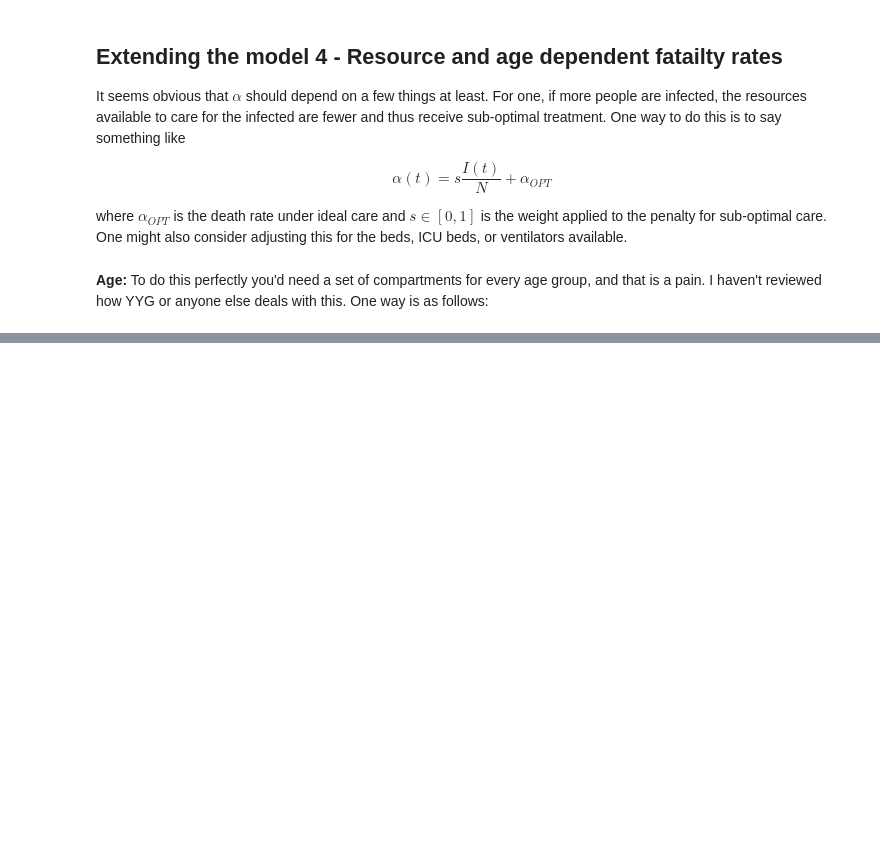
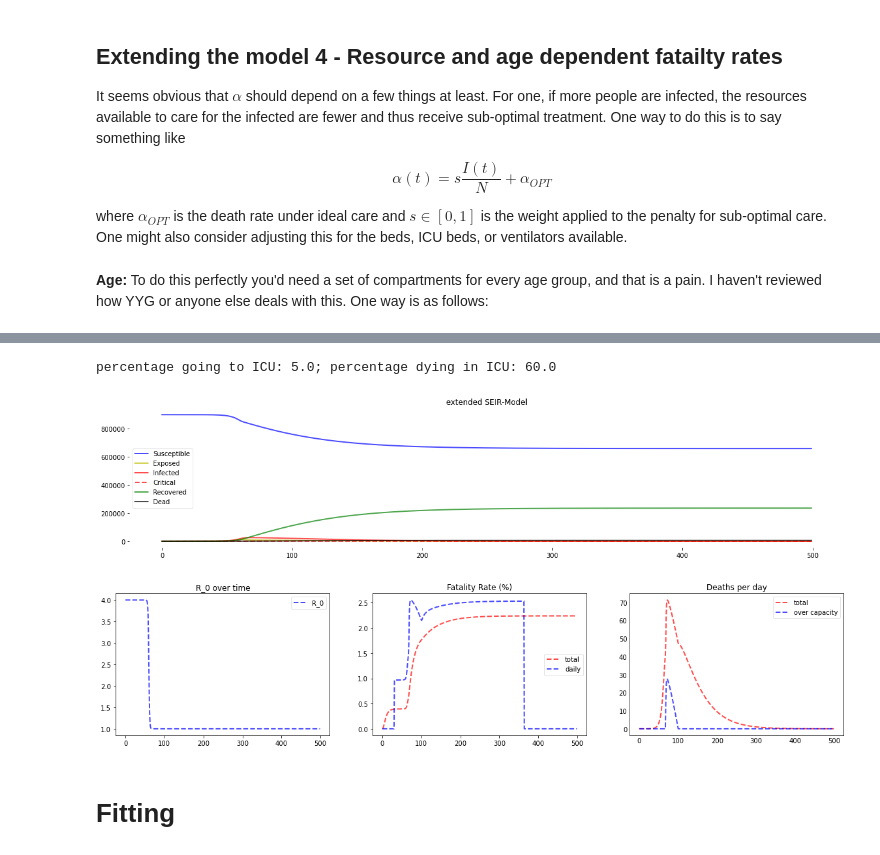
Before and after one commit to jdunavin/InfectiousDisease, a Jupyter notebook: Modeling infectious disease.ipynb, the cells around one changed output, grey strips where cells are left out. Saved outputs shown, nothing was run; the diff lists cells and outputs as text; code cells hidden in the pictures; blank space fills up the shorter version.

```diff
--- a/Modeling infectious disease.ipynb
+++ b/Modeling infectious disease.ipynb
@@ -364,0 +523,51 @@ plotseird(t, S, E, I, R, D, title='Example 7 - Resource and age dependency')
+# %%
+# Need to alter this to make the day values parameters
+def deriv(y, t, beta, gamma, sigma, N, pIC, pCD, DIC, DCR, DID, Beds):
+    S, E, I, C, R, D = y
+
+    dSdt = -beta(t) * I * S / N
+    dEdt = beta(t) * I * S / N - sigma * E
+    dIdt = sigma * E - 1/DIC * pIC * I - gamma * (1 - pIC) * I
+    dCdt = 1/DIC * pIC * I - 1/DCD * pCD * min(Beds(t), C) - max(0, C-Beds(t)) - (1 - pCD) * 1/DCR * min(Beds(t), C)
+    dRdt = gamma * (1 - pIC) * I + (1 - pCD) * 1/DCR * min(Beds(t), C)
+    dDdt = 1/DCD * pCD * min(Beds(t), C) + max(0, C-Beds(t))
+    return dSdt, dEdt, dIdt, dCdt, dRdt, dDdt
+# %%
+# Other paramters
+gamma = 1.0/9.0 # Rate of recovery - 1 per x days
+sigma = 1.0/3.0 # Used to be delta - incubation period or rate that exposed people contract disease, 1 per x days
+DIC = 12 # Days from infected to critical
+DCD = 7.5 # Days from critical to dead
+DCR = 6.5 # Days from critical to recovered
+# %%
+def logistic_R_0(t, R_0_start, k, x0, R_0_end):
+    return (R_0_start-R_0_end) / (1 + np.exp(-k*(-t+x0))) + R_0_end
+
+def Model(days, agegroups, beds_per_100k, R_0_start, k, x0, R_0_end, pIC, pCD, DIC, DCR, DCD, s):
+
+    def beta(t):
+        return logistic_R_0(t, R_0_start, k, x0, R_0_end) * gamma
+
+    N = sum(agegroups)
+
+    def Beds(t):
+        beds_0 = beds_per_100k / 100_000 * N
+        return beds_0 + s*beds_0*t  # 0.003
+
+    y0 = N-1.0, 1.0, 0.0, 0.0, 0.0, 0.0
+    t = np.linspace(0, days-1, days)
+    ret = si.odeint(deriv, y0, t, args=(beta, gamma, sigma, N, pIC, pCD, DIC, DCR, DCD, Beds))
+    S, E, I, C, R, D = ret.T
+    R_0_over_time = [beta(i)/gamma for i in range(len(t))]
+
+    return t, S, E, I, C, R, D, R_0_over_time, Beds, pIC, pCD
+# %%
+plotter(*Model(days=500, agegroups=[100000, 100000, 100000, 100000, 100000, 100000, 100000, 100000, 100000],
+               beds_per_100k=50, R_0_start=4.0, k=1.0, x0=60, R_0_end=1.0,
+               pIC=0.05, pCD=0.6, DIC=DIC, DCR=DCR, DCD=DCD, s=0.003))
+# %% [output]
+percentage going to ICU: 5.0; percentage dying in ICU: 60.0
+[figure, added]
+[figure, added]
+# %% [markdown]
+# Fitting
```
Also changed, not shown: parts of 24 cells of this notebook.
